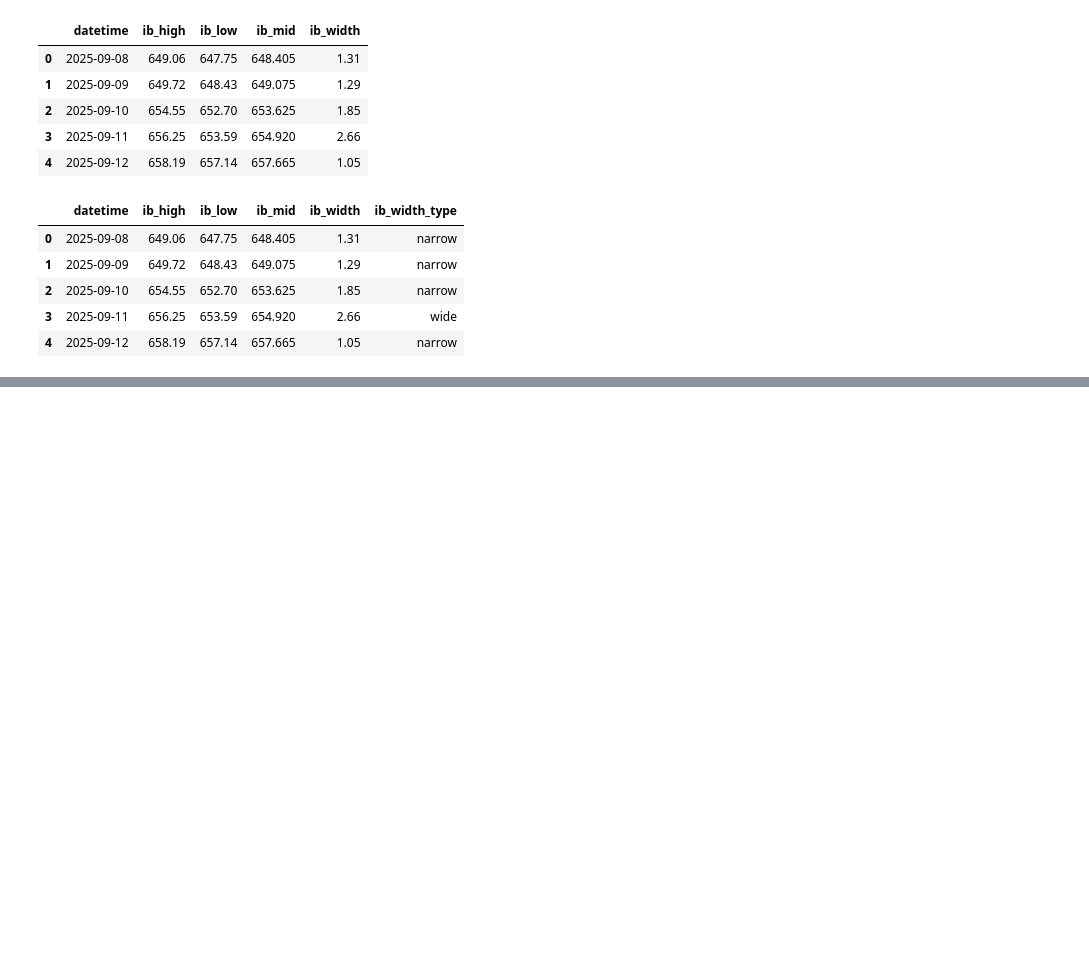
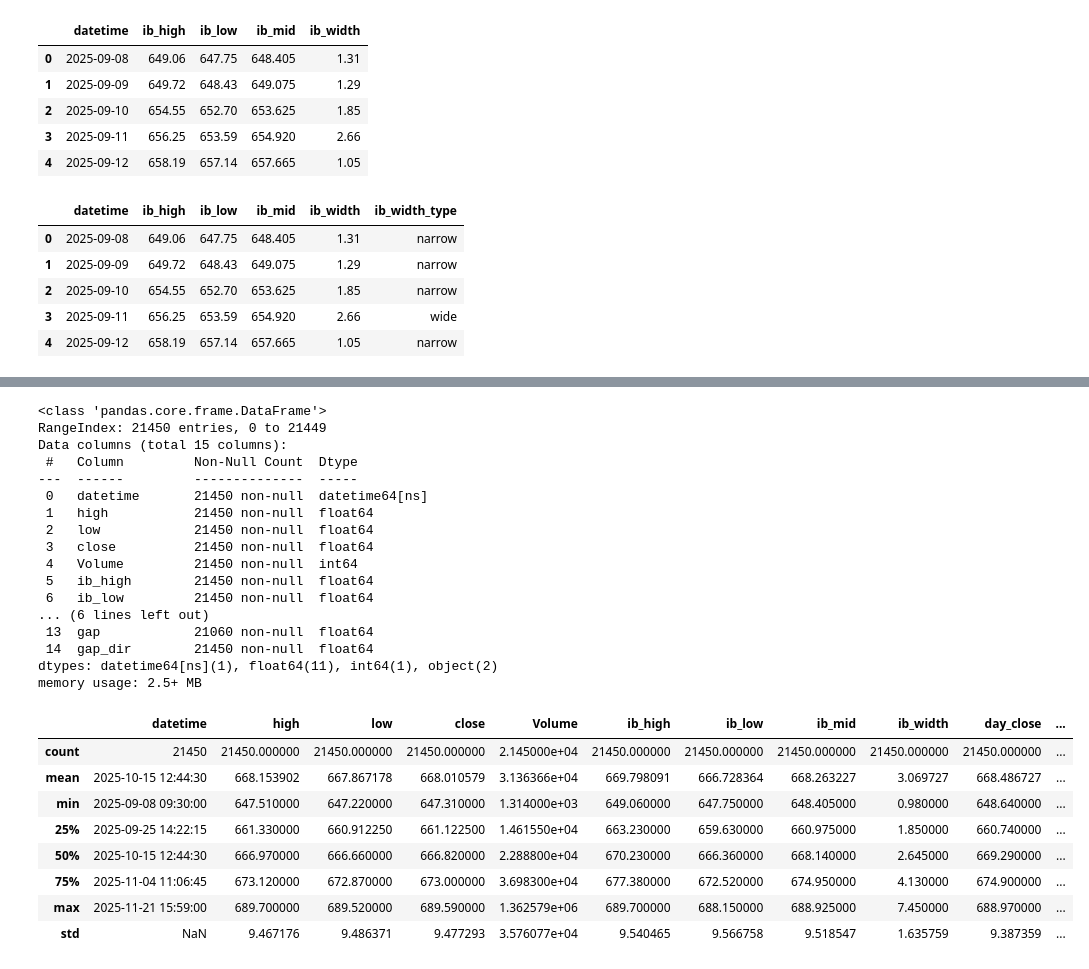
Before and after one commit to cankaradogann/DSA210-Project-Can-Karadogan, a Jupyter notebook: notebooks/01_ib_detect.ipynb, the cells around one changed output, grey strips where cells are left out. Cells and saved outputs as stored; diff of their text form; code cells hidden in the pictures; blank space fills up the shorter version.

```diff
--- a/notebooks/01_ib_detect.ipynb
+++ b/notebooks/01_ib_detect.ipynb
@@ -117,0 +529,30 @@ We add the daily close price to the IB summary because the IB only describes the
+# %%
+df_clean.info()
+df_clean.describe()
+# %% [output]
+<class 'pandas.core.frame.DataFrame'>
+RangeIndex: 21450 entries, 0 to 21449
+Data columns (total 15 columns):
+ #   Column         Non-Null Count  Dtype
+---  ------         --------------  -----
+ 0   datetime       21450 non-null  datetime64[ns]
+ 1   high           21450 non-null  float64
+ 2   low            21450 non-null  float64
+ 3   close          21450 non-null  float64
+ 4   Volume         21450 non-null  int64
+ 5   ib_high        21450 non-null  float64
+ 6   ib_low         21450 non-null  float64
+... (6 lines left out)
+ 13  gap            21060 non-null  float64
+ 14  gap_dir        21450 non-null  float64
+dtypes: datetime64[ns](1), float64(11), int64(1), object(2)
+memory usage: 2.5+ MB
+|  | datetime | high | low | close | Volume | ib_high | ib_low | ib_mid | ib_width | day_close | ... |
+| count | 21450 | 21450.000000 | 21450.000000 | 21450.000000 | 2.145000e+04 | 21450.000000 | 21450.000000 | 21450.000000 | 21450.000000 | 21450.000000 | ... |
+| mean | 2025-10-15 12:44:30 | 668.153902 | 667.867178 | 668.010579 | 3.136366e+04 | 669.798091 | 666.728364 | 668.263227 | 3.069727 | 668.486727 | ... |
+| min | 2025-09-08 09:30:00 | 647.510000 | 647.220000 | 647.310000 | 1.314000e+03 | 649.060000 | 647.750000 | 648.405000 | 0.980000 | 648.640000 | ... |
+| 25% | 2025-09-25 14:22:15 | 661.330000 | 660.912250 | 661.122500 | 1.461550e+04 | 663.230000 | 659.630000 | 660.975000 | 1.850000 | 660.740000 | ... |
+| 50% | 2025-10-15 12:44:30 | 666.970000 | 666.660000 | 666.820000 | 2.288800e+04 | 670.230000 | 666.360000 | 668.140000 | 2.645000 | 669.290000 | ... |
+| 75% | 2025-11-04 11:06:45 | 673.120000 | 672.870000 | 673.000000 | 3.698300e+04 | 677.380000 | 672.520000 | 674.950000 | 4.130000 | 674.900000 | ... |
+| max | 2025-11-21 15:59:00 | 689.700000 | 689.520000 | 689.590000 | 1.362579e+06 | 689.700000 | 688.150000 | 688.925000 | 7.450000 | 688.970000 | ... |
+| std | NaN | 9.467176 | 9.486371 | 9.477293 | 3.576077e+04 | 9.540465 | 9.566758 | 9.518547 | 1.635759 | 9.387359 | ... |
```
Also changed, not shown: parts of 11 cells of this notebook, 1 other file.
